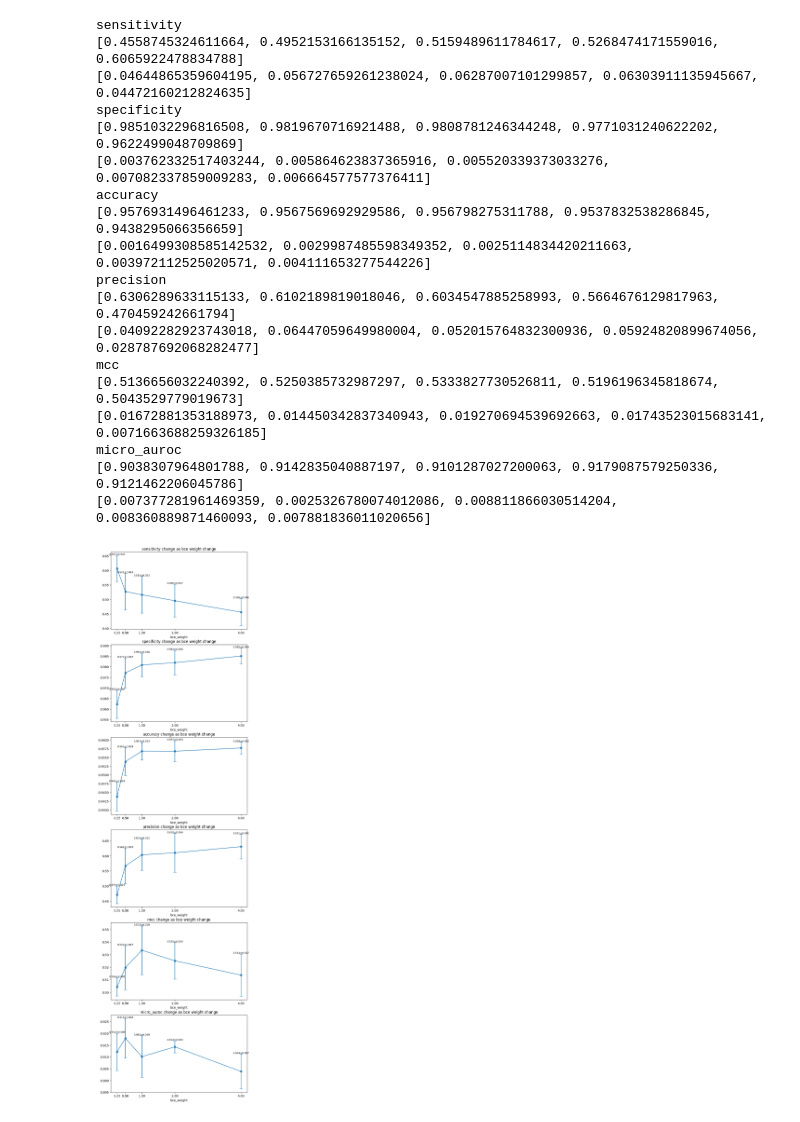
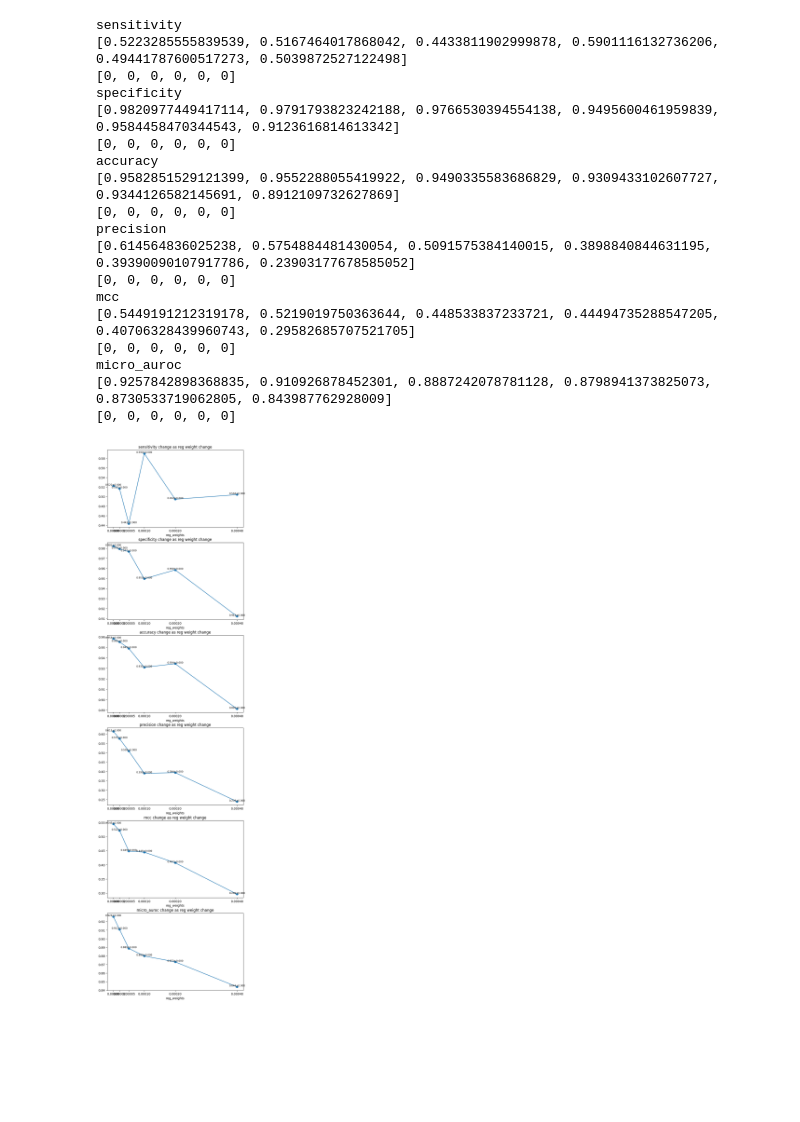
Before and after one commit to dlwocks31/atpbind, a Jupyter notebook: lmg_pretrained_pipeline_reg.ipynb, the cells around one changed output. Cells and saved outputs as stored; diff of their text form; code cells hidden in the pictures; blank space fills up the shorter version.

Commit message:
reg weight 실험 추가

```diff
--- a/lmg_pretrained_pipeline_reg.ipynb
+++ b/lmg_pretrained_pipeline_reg.ipynb
@@ -7,62 +7,61 @@ with open('lmg_pretrained_pipeline_reg.json', 'r') as f:
 import matplotlib.pyplot as plt
 from statistics import mean, stdev
 
-reg_weights = sorted([i['parameters']['reg_weights'] for i in data])
+reg_weights = sorted([i['parameters']['reg_weight'] for i in data])
 
 def statistics_per_key(list_of_dict):
     keys = list_of_dict[0].keys()
     result = {}
     for key in keys:
-        result[key] = [mean([i[key] for i in list_of_dict]), stdev([i[key] for i in list_of_dict])]
+        result[key] = [mean([i[key] for i in list_of_dict]), 0]
     return result
 
 result = []
-for bce in bce_weights:
-    trials = sum([i['trials'] for i in data if i['parameters']['bce_weight'] == bce], [])
+for reg in reg_weights:
+    trials = sum([i['trials'] for i in data if i['parameters']['reg_weight'] == reg], [])
     datas = []
     for trial in trials:
-        last_epoch = trial[1]
-        datas.append(last_epoch['data'])
-    result.append({'bce_weight': bce, 'statistics': statistics_per_key(datas)})
+        last_epoch = trial[-1]
+        datas.append(last_epoch)
+    result.append({'reg_weight': reg, 'statistics': statistics_per_key(datas)})
 # %%
 import matplotlib.pyplot as plt
 
-bce_weights = [i['parameters']['bce_weight'] for i in data]
 
 metrics = ['sensitivity', 'specificity', 'accuracy', 'precision', 'mcc', 'micro_auroc']
 
-fig, axs = plt.subplots(6, figsize=(8, 32))
+fig, axs = plt.subplots(len(reg_weights), figsize=(8, 32))
 
 for metric, ax in zip(metrics, axs):
     print(metric)
     metric_avg = [i['statistics'][metric][0] for i in result]
     metric_std = [i['statistics'][metric][1] for i in result]
     print(metric_avg)
     print(metric_std)
-    ax.errorbar(bce_weights, metric_avg, yerr=metric_std, fmt='-o', capsize=5)
-    ax.set_title(f'{metric} change as bce weight change')
-    ax.set_xlabel('bce_weight')
-    ax.set_xticks(bce_weights)
+    ax.errorbar(reg_weights, metric_avg, yerr=metric_std, fmt='-o', capsize=5)
+    ax.set_title(f'{metric} change as reg weight change')
+    ax.set_xlabel('reg_weights')
+    ax.set_xticks(reg_weights)
 
-    for weight, avg, std in zip(bce_weights, metric_avg, metric_std):
+    for weight, avg, std in zip(reg_weights, metric_avg, metric_std):
         ax.text(weight, avg+std, f'{avg:.3f}±{std:.3f}', ha='center', va='bottom', fontsize=8)
 # %% [output]
 sensitivity
-[0.4558745324611664, 0.4952153166135152, 0.5159489611784617, 0.5268474171559016, 0.6065922478834788]
-[0.04644865359604195, 0.056727659261238024, 0.06287007101299857, 0.06303911135945667, 0.04472160212824635]
+[0.5223285555839539, 0.5167464017868042, 0.4433811902999878, 0.5901116132736206, 0.49441787600517273, 0.5039872527122498]
+[0, 0, 0, 0, 0, 0]
 specificity
-[0.9851032296816508, 0.9819670716921488, 0.9808781246344248, 0.9771031240622202, 0.9622499048709869]
-[0.003762332517403244, 0.005864623837365916, 0.005520339373033276, 0.007082337859009283, 0.006664577577376411]
+[0.9820977449417114, 0.9791793823242188, 0.9766530394554138, 0.9495600461959839, 0.9584458470344543, 0.9123616814613342]
+[0, 0, 0, 0, 0, 0]
 accuracy
-[0.9576931496461233, 0.9567569692929586, 0.956798275311788, 0.9537832538286845, 0.9438295066356659]
-[0.0016499308585142532, 0.0029987485598349352, 0.0025114834420211663, 0.003972112525020571, 0.004111653277544226]
+[0.9582851529121399, 0.9552288055419922, 0.9490335583686829, 0.9309433102607727, 0.9344126582145691, 0.8912109732627869]
+[0, 0, 0, 0, 0, 0]
 precision
-[0.6306289633115133, 0.6102189819018046, 0.6034547885258993, 0.5664676129817963, 0.470459242661794]
-[0.04092282923743018, 0.06447059649980004, 0.052015764832300936, 0.05924820899674056, 0.028787692068282477]
+[0.614564836025238, 0.5754884481430054, 0.5091575384140015, 0.3898840844631195, 0.39390090107917786, 0.23903177678585052]
+[0, 0, 0, 0, 0, 0]
 mcc
-[0.5136656032240392, 0.5250385732987297, 0.5333827730526811, 0.5196196345818674, 0.5043529779019673]
-[0.01672881353188973, 0.014450342837340943, 0.019270694539692663, 0.01743523015683141, 0.0071663688259326185]
+[0.5449191212319178, 0.5219019750363644, 0.448533837233721, 0.44494735288547205, 0.40706328439960743, 0.29582685707521705]
+[0, 0, 0, 0, 0, 0]
 micro_auroc
-[0.9038307964801788, 0.9142835040887197, 0.9101287027200063, 0.9179087579250336, 0.9121462206045786]
-[0.007377281961469359, 0.0025326780074012086, 0.008811866030514204, 0.008360889871460093, 0.007881836011020656]
+[0.9257842898368835, 0.910926878452301, 0.8887242078781128, 0.8798941373825073, 0.8730533719062805, 0.843987762928009]
+[0, 0, 0, 0, 0, 0]
-[figure, old version]
+[figure, new version]
```
